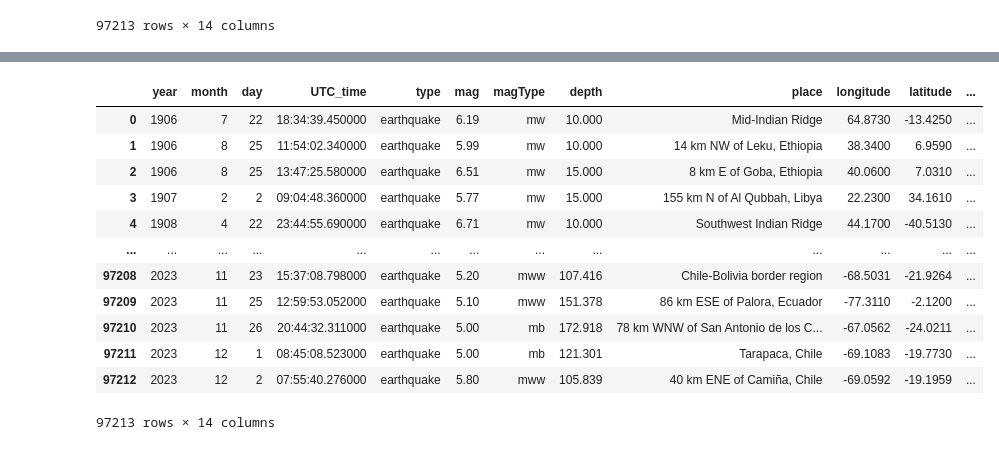
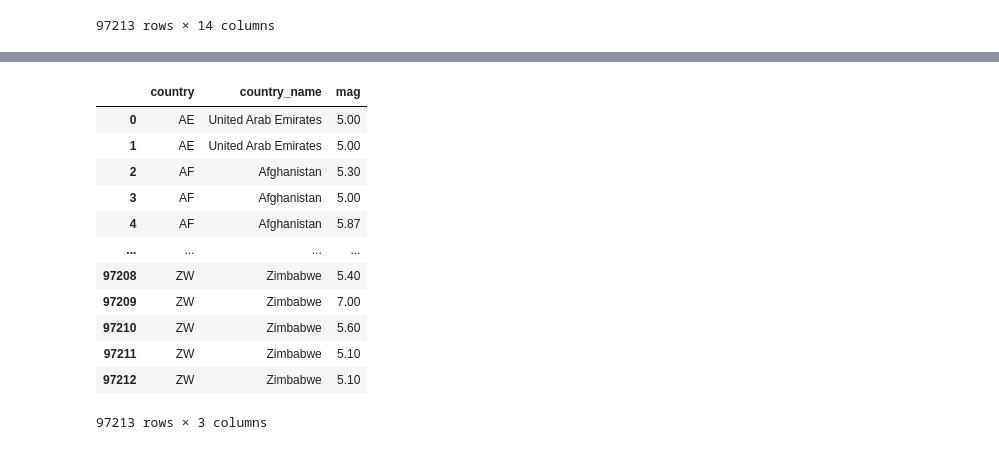
Before and after one commit to jameslaurence82/Project, a Jupyter notebook: earthquake.ipynb, the cells around one changed output, grey strips where cells are left out. Saved outputs shown, nothing was run; the diff lists cells and outputs as text; code cells hidden in the pictures.

Commit message:
average magnitude by country

```diff
--- a/earthquake.ipynb
+++ b/earthquake.ipynb
@@ -1327,22 +1413,24 @@ eq_by_continent_yr_mth_day.to_csv("eq_by_continent_yr_mth_day.csv")
 # %%
-# Create a new DataFrame sorted by 'country, 'year', 'month', 'day'
-eq_by_continent_yr_mth_day = region.sort_values(by=['continent', 'year', 'month', 'day'])
+# Create a new DataFrame sorted by 'country'
+eq_by_country_yr_mth_day = region.sort_values(by=['country'])
 
-# Display the sorted DataFrame
-eq_by_continent_yr_mth_day = eq_by_continent_yr_mth_day.reset_index(drop=True)
+# Select relevant columns
+eq_by_country_yr_mth_day = eq_by_country_yr_mth_day[['country', 'country_name', 'mag']]
 
-eq_by_continent_yr_mth_day
+eq_by_country_yr_mth_day = eq_by_country_yr_mth_day.reset_index(drop=True)
+
+eq_by_country_yr_mth_day
 # %% [output]
-|  | year | month | day | UTC_time | type | mag | magType | depth | place | longitude | latitude | ... |
-| 0 | 1906 | 7 | 22 | 18:34:39.450000 | earthquake | 6.19 | mw | 10.000 | Mid-Indian Ridge | 64.8730 | -13.4250 | ... |
-| 1 | 1906 | 8 | 25 | 11:54:02.340000 | earthquake | 5.99 | mw | 10.000 | 14 km NW of Leku, Ethiopia | 38.3400 | 6.9590 | ... |
-| 2 | 1906 | 8 | 25 | 13:47:25.580000 | earthquake | 6.51 | mw | 15.000 | 8 km E of Goba, Ethiopia | 40.0600 | 7.0310 | ... |
-| 3 | 1907 | 2 | 2 | 09:04:48.360000 | earthquake | 5.77 | mw | 15.000 | 155 km N of Al Qubbah, Libya | 22.2300 | 34.1610 | ... |
-| 4 | 1908 | 4 | 22 | 23:44:55.690000 | earthquake | 6.71 | mw | 10.000 | Southwest Indian Ridge | 44.1700 | -40.5130 | ... |
-| ... | ... | ... | ... | ... | ... | ... | ... | ... | ... | ... | ... | ... |
-| 97208 | 2023 | 11 | 23 | 15:37:08.798000 | earthquake | 5.20 | mww | 107.416 | Chile-Bolivia border region | -68.5031 | -21.9264 | ... |
-| 97209 | 2023 | 11 | 25 | 12:59:53.052000 | earthquake | 5.10 | mww | 151.378 | 86 km ESE of Palora, Ecuador | -77.3110 | -2.1200 | ... |
-| 97210 | 2023 | 11 | 26 | 20:44:32.311000 | earthquake | 5.00 | mb | 172.918 | 78 km WNW of San Antonio de los C... | -67.0562 | -24.0211 | ... |
-| 97211 | 2023 | 12 | 1 | 08:45:08.523000 | earthquake | 5.00 | mb | 121.301 | Tarapaca, Chile | -69.1083 | -19.7730 | ... |
-| 97212 | 2023 | 12 | 2 | 07:55:40.276000 | earthquake | 5.80 | mww | 105.839 | 40 km ENE of Camiña, Chile | -69.0592 | -19.1959 | ... |
+|  | country | country_name | mag |
+| 0 | AE | United Arab Emirates | 5.00 |
+| 1 | AE | United Arab Emirates | 5.00 |
+| 2 | AF | Afghanistan | 5.30 |
+| 3 | AF | Afghanistan | 5.00 |
+| 4 | AF | Afghanistan | 5.87 |
+| ... | ... | ... | ... |
+| 97208 | ZW | Zimbabwe | 5.40 |
+| 97209 | ZW | Zimbabwe | 7.00 |
+| 97210 | ZW | Zimbabwe | 5.60 |
+| 97211 | ZW | Zimbabwe | 5.10 |
+| 97212 | ZW | Zimbabwe | 5.10 |
-97213 rows × 14 columns
+97213 rows × 3 columns
```
Also changed, not shown: parts of 8 cells of this notebook, 1 other file.
